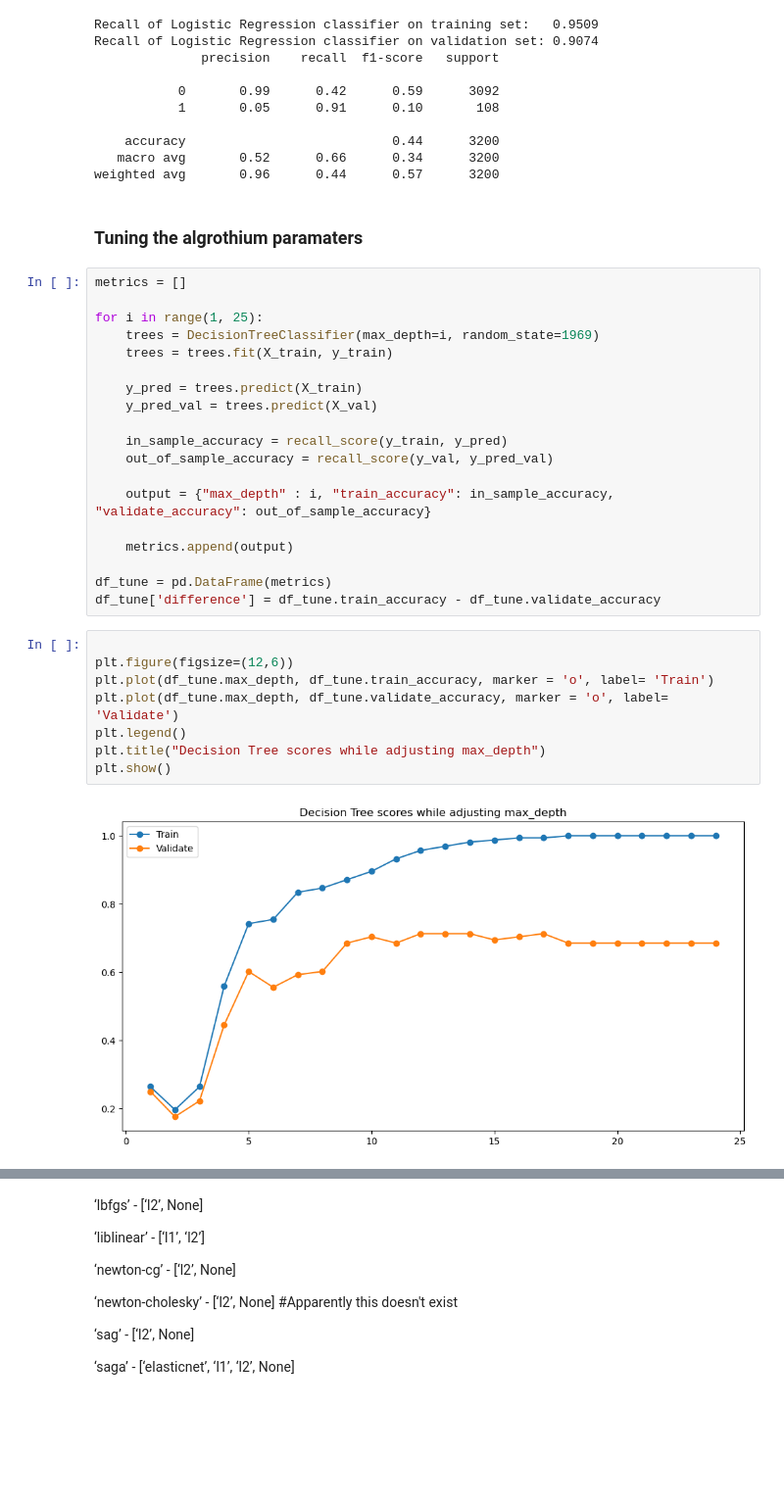
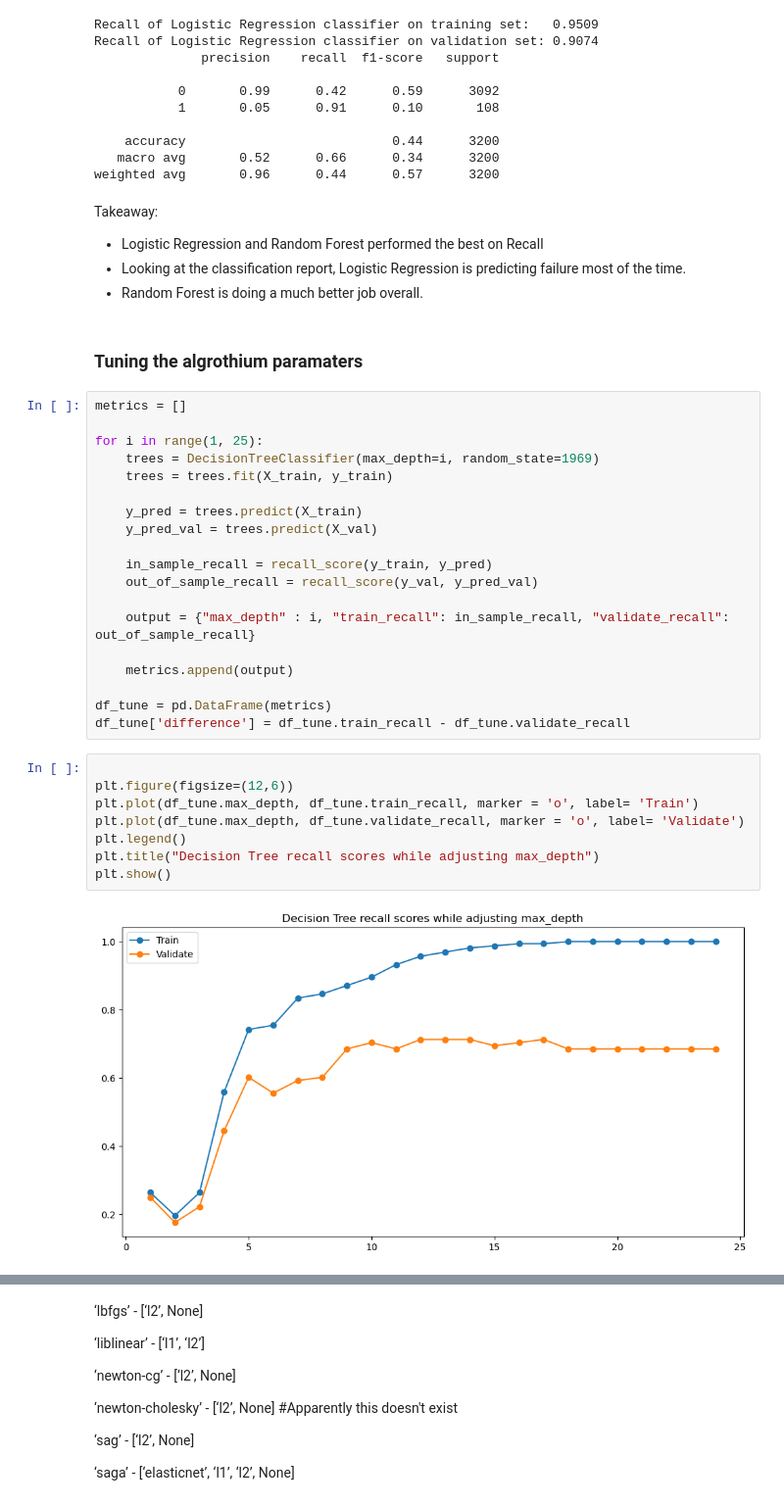
Before and after one commit to JoshuaHolt-Tech/proactive-maintence-project, a Jupyter notebook: modeling.ipynb, the cells around one changed output, grey strips where cells are left out. Shown: that part at 98% size. Cells and saved outputs as stored; diff of their text form; blank space fills up the shorter version.

```diff
--- a/modeling.ipynb
+++ b/modeling.ipynb
@@ -154,6 +152,11 @@ Recall of Logistic Regression classifier on validation set: 0.9074
     accuracy                           0.44      3200
    macro avg       0.52      0.66      0.34      3200
 weighted avg       0.96      0.44      0.57      3200
+# %% [markdown]
+Takeaway:
+- Logistic Regression and Random Forest performed the best on Recall
+- Looking at the classification report, Logistic Regression is predicting failure most of the time.
+- Random Forest is doing a much better job overall.
 # %% [markdown]
 ### Tuning the algrothium paramaters
 # %%
@@ -166,25 +169,25 @@ for i in range(1, 25):
     y_pred = trees.predict(X_train)
     y_pred_val = trees.predict(X_val)
 
-    in_sample_accuracy = recall_score(y_train, y_pred)
-    out_of_sample_accuracy = recall_score(y_val, y_pred_val)
+    in_sample_recall = recall_score(y_train, y_pred)
+    out_of_sample_recall = recall_score(y_val, y_pred_val)
 
-    output = {"max_depth" : i, "train_accuracy": in_sample_accuracy, "validate_accuracy": out_of_sample_accuracy}
+    output = {"max_depth" : i, "train_recall": in_sample_recall, "validate_recall": out_of_sample_recall}
 
     metrics.append(output)
 
 df_tune = pd.DataFrame(metrics)
-df_tune['difference'] = df_tune.train_accuracy - df_tune.validate_accuracy
+df_tune['difference'] = df_tune.train_recall - df_tune.validate_recall
 # %%
 
 plt.figure(figsize=(12,6))
-plt.plot(df_tune.max_depth, df_tune.train_accuracy, marker = 'o', label= 'Train')
-plt.plot(df_tune.max_depth, df_tune.validate_accuracy, marker = 'o', label= 'Validate')
+plt.plot(df_tune.max_depth, df_tune.train_recall, marker = 'o', label= 'Train')
+plt.plot(df_tune.max_depth, df_tune.validate_recall, marker = 'o', label= 'Validate')
 plt.legend()
-plt.title("Decision Tree scores while adjusting max_depth")
+plt.title("Decision Tree recall scores while adjusting max_depth")
 plt.show()
 # %% [output]
-[figure, old version]
+[figure, new version]
 # %%
 metrics = []
 
```
Also changed, not shown: parts of 15 cells of this notebook, 4 other files.
